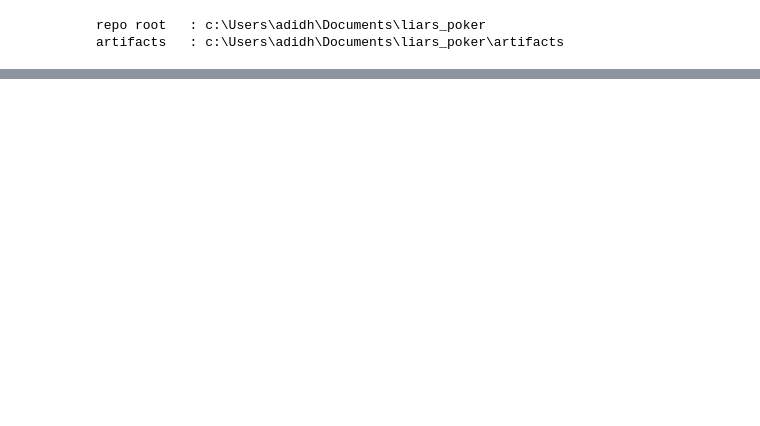
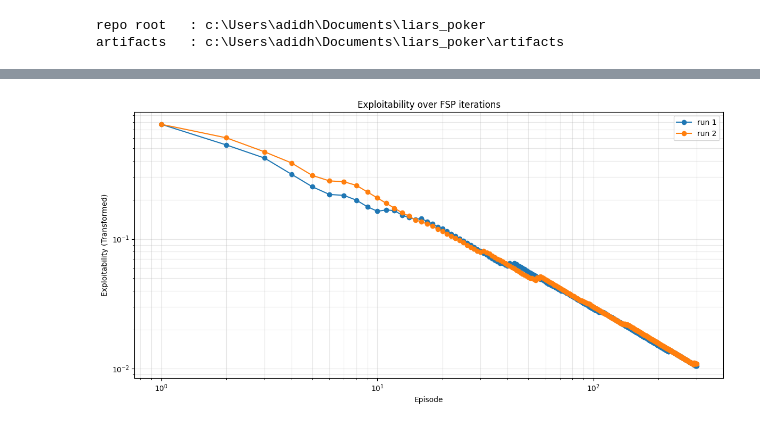
Before and after one commit to ImAdityaGupta/liars_poker, a Jupyter notebook: notebooks/dec_2025/remembering_everything.ipynb, the cells around one changed output, grey strips where cells are left out. Saved outputs shown, nothing was run; the diff lists cells and outputs as text; code cells hidden in the pictures; blank space fills up the shorter version.

Commit message:
Got visuals working in new_policy_explorer, and got fsp properly running.

```diff
--- a/notebooks/dec_2025/remembering_everything.ipynb
+++ b/notebooks/dec_2025/remembering_everything.ipynb
@@ -36,5 +40,4 @@ from liars_poker import (
 spec = GameSpec(ranks=7, suits=2, hand_size=1, claim_kinds=("RankHigh", "Pair"), suit_symmetry=True)
 rules = Rules(spec)
 # %%
-a0 = RandomPolicy()
-a0.bind_rules(rules=rules)
+answer, debug = fsp_loop(spec, best_response_exact, 10, episodes_test=1)
@@ -40,0 +82,6 @@ a0.bind_rules(rules=rules)
+# %%
+from liars_poker.training.fsp import plot_exploitability_series
+ax = plot_exploitability_series([debug, info1], average=True, figsize=(12, 6), transform=True)
+# or plot_exploitability_series(info, average=False)
+# %% [output]
+[figure, added]
```
Also changed, not shown: parts of 4 cells of this notebook, 4 other files.
